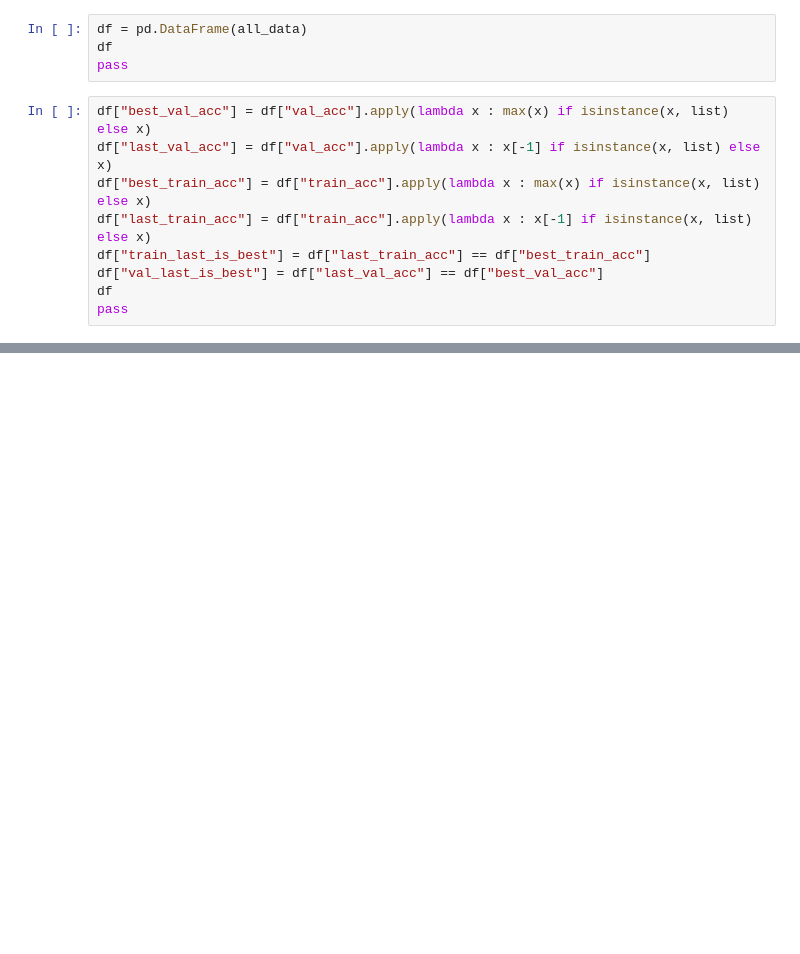
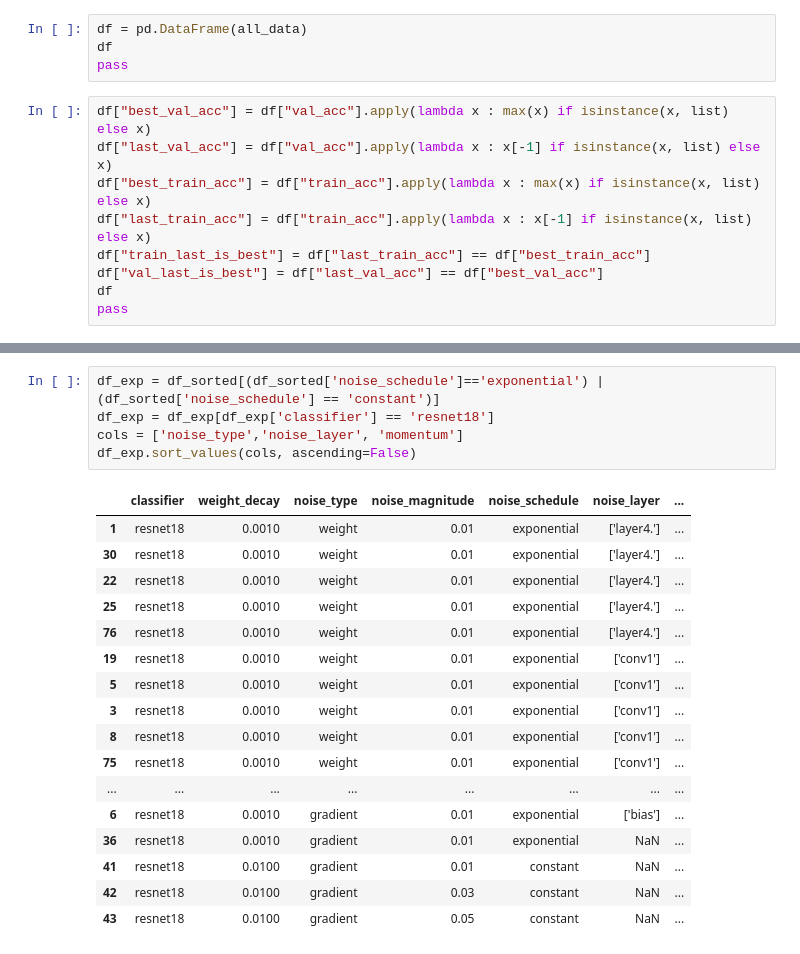
Before and after one commit to AdrienFeillard/OptML_project, a Jupyter notebook: dataframes_experiments.ipynb, the cells around one changed output, grey strips where cells are left out. Cells and saved outputs as stored; diff of their text form; blank space fills up the shorter version.

```diff
--- a/dataframes_experiments.ipynb
+++ b/dataframes_experiments.ipynb
@@ -167,0 +163,23 @@ df_sorted
+# %%
+df_exp = df_sorted[(df_sorted['noise_schedule']=='exponential') | (df_sorted['noise_schedule'] == 'constant')]
+df_exp = df_exp[df_exp['classifier'] == 'resnet18']
+cols = ['noise_type','noise_layer', 'momentum']
+df_exp.sort_values(cols, ascending=False)
+# %% [output]
+|  | classifier | weight_decay | noise_type | noise_magnitude | noise_schedule | noise_layer | ... |
+| 1 | resnet18 | 0.0010 | weight | 0.01 | exponential | ['layer4.'] | ... |
+| 30 | resnet18 | 0.0010 | weight | 0.01 | exponential | ['layer4.'] | ... |
+| 22 | resnet18 | 0.0010 | weight | 0.01 | exponential | ['layer4.'] | ... |
+| 25 | resnet18 | 0.0010 | weight | 0.01 | exponential | ['layer4.'] | ... |
+| 76 | resnet18 | 0.0010 | weight | 0.01 | exponential | ['layer4.'] | ... |
+| 19 | resnet18 | 0.0010 | weight | 0.01 | exponential | ['conv1'] | ... |
+| 5 | resnet18 | 0.0010 | weight | 0.01 | exponential | ['conv1'] | ... |
+| 3 | resnet18 | 0.0010 | weight | 0.01 | exponential | ['conv1'] | ... |
+| 8 | resnet18 | 0.0010 | weight | 0.01 | exponential | ['conv1'] | ... |
+| 75 | resnet18 | 0.0010 | weight | 0.01 | exponential | ['conv1'] | ... |
+| ... | ... | ... | ... | ... | ... | ... | ... |
+| 6 | resnet18 | 0.0010 | gradient | 0.01 | exponential | ['bias'] | ... |
+| 36 | resnet18 | 0.0010 | gradient | 0.01 | exponential | NaN | ... |
+| 41 | resnet18 | 0.0100 | gradient | 0.01 | constant | NaN | ... |
+| 42 | resnet18 | 0.0100 | gradient | 0.03 | constant | NaN | ... |
+| 43 | resnet18 | 0.0100 | gradient | 0.05 | constant | NaN | ... |
```
Also changed, not shown: parts of 7 cells of this notebook.
